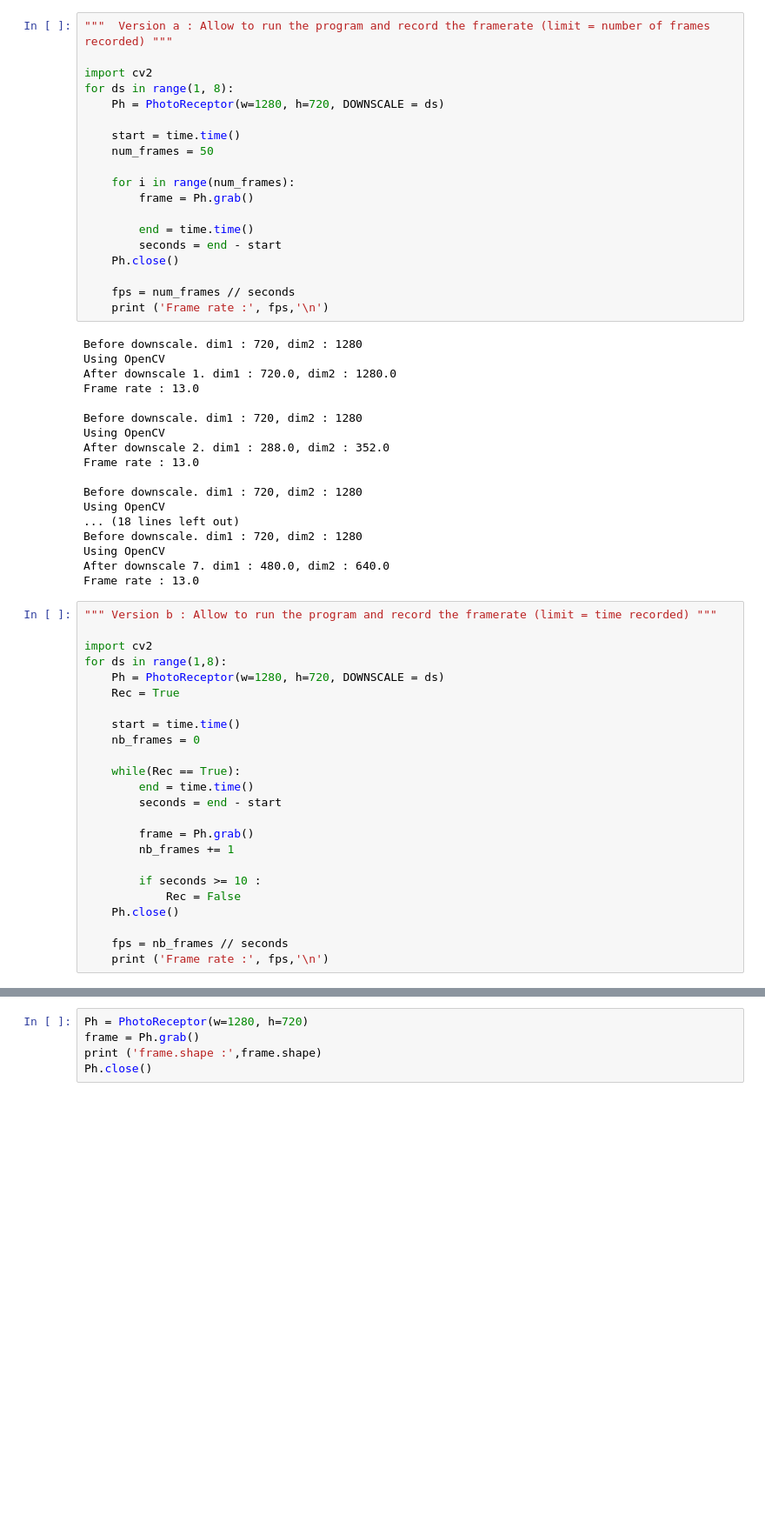
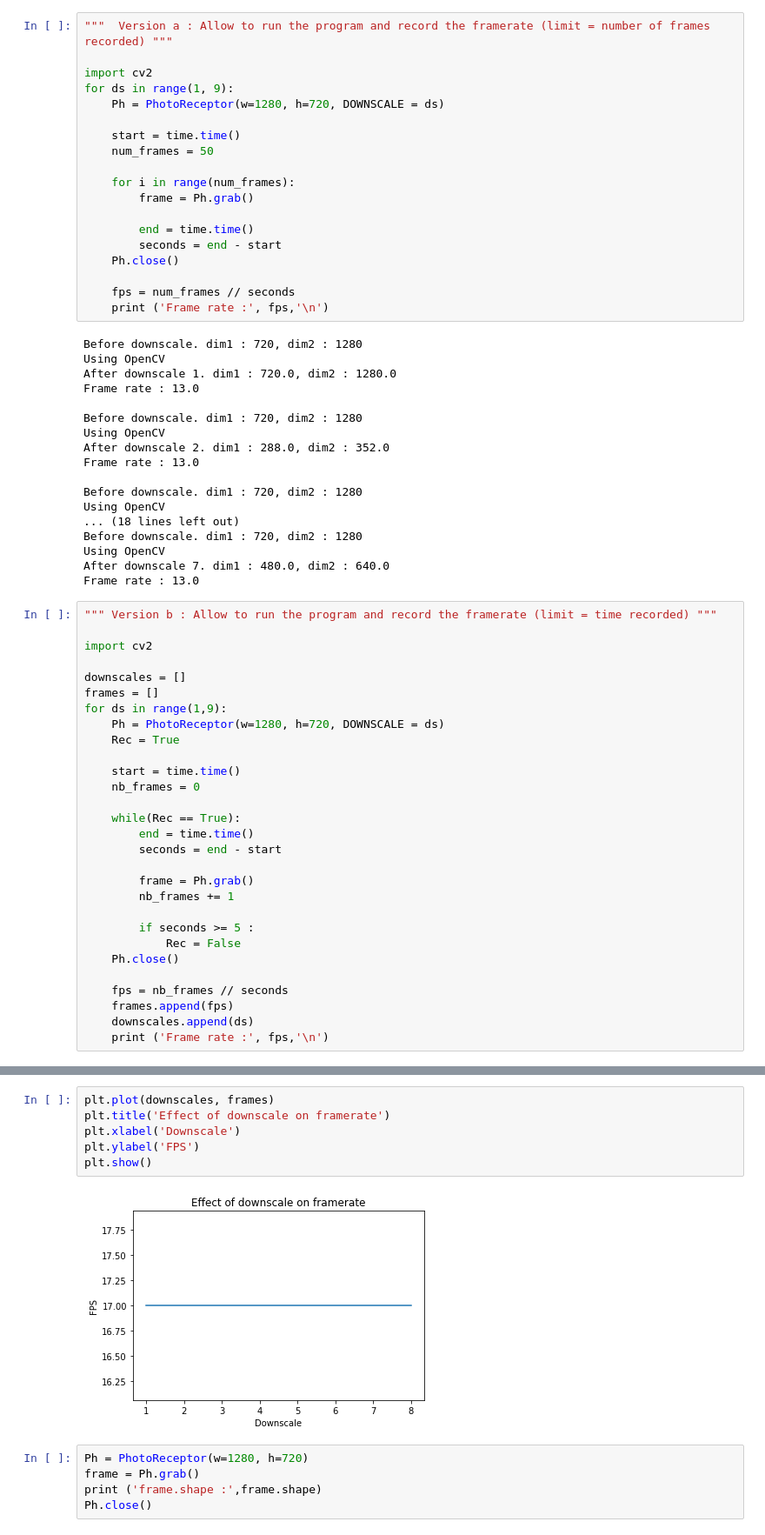
Before and after one commit to pierrealbiges/INT-internship, a Jupyter notebook: 2017-05-02_grabing_frames_with_opencv.ipynb, the cells around one changed output, grey strips where cells are left out. Shown at 87% size. Saved outputs shown, nothing was run; the diff lists cells and outputs as text; blank space fills up the shorter version.

Commit message:
Working on the framerate recording

```diff
--- a/2017-05-02_grabing_frames_with_opencv.ipynb
+++ b/2017-05-02_grabing_frames_with_opencv.ipynb
@@ -87,7 +87,7 @@ class PhotoReceptor :
 """  Version a : Allow to run the program and record the framerate (limit = number of frames recorded) """
 
 import cv2
-for ds in range(1, 8):
+for ds in range(1, 9):
     Ph = PhotoReceptor(w=1280, h=720, DOWNSCALE = ds)
 
     start = time.time()
@@ -124,7 +124,10 @@ Frame rate : 13.0
 """ Version b : Allow to run the program and record the framerate (limit = time recorded) """
 
 import cv2
-for ds in range(1,8):
+
+downscales = []
+frames = []
+for ds in range(1,9):
     Ph = PhotoReceptor(w=1280, h=720, DOWNSCALE = ds)
     Rec = True
 
@@ -138,11 +141,13 @@ for ds in range(1,8):
         frame = Ph.grab()
         nb_frames += 1
 
-        if seconds >= 10 :
+        if seconds >= 5 :
             Rec = False
     Ph.close()
 
     fps = nb_frames // seconds
+    frames.append(fps)
+    downscales.append(ds)
     print ('Frame rate :', fps,'\n')
 # %% [output]
 Before downscale. dim1 : 720, dim2 : 1280
@@ -165,3 +170,11 @@ Frame rate : 15.0
+# %%
+plt.plot(downscales, frames)
+plt.title('Effect of downscale on framerate')
+plt.xlabel('Downscale')
+plt.ylabel('FPS')
+plt.show()
+# %% [output]
+[figure, added]
 # %%
 Ph = PhotoReceptor(w=1280, h=720)
 frame = Ph.grab()
```
Also changed, not shown: parts of 1 cell of this notebook, 1 other file.
